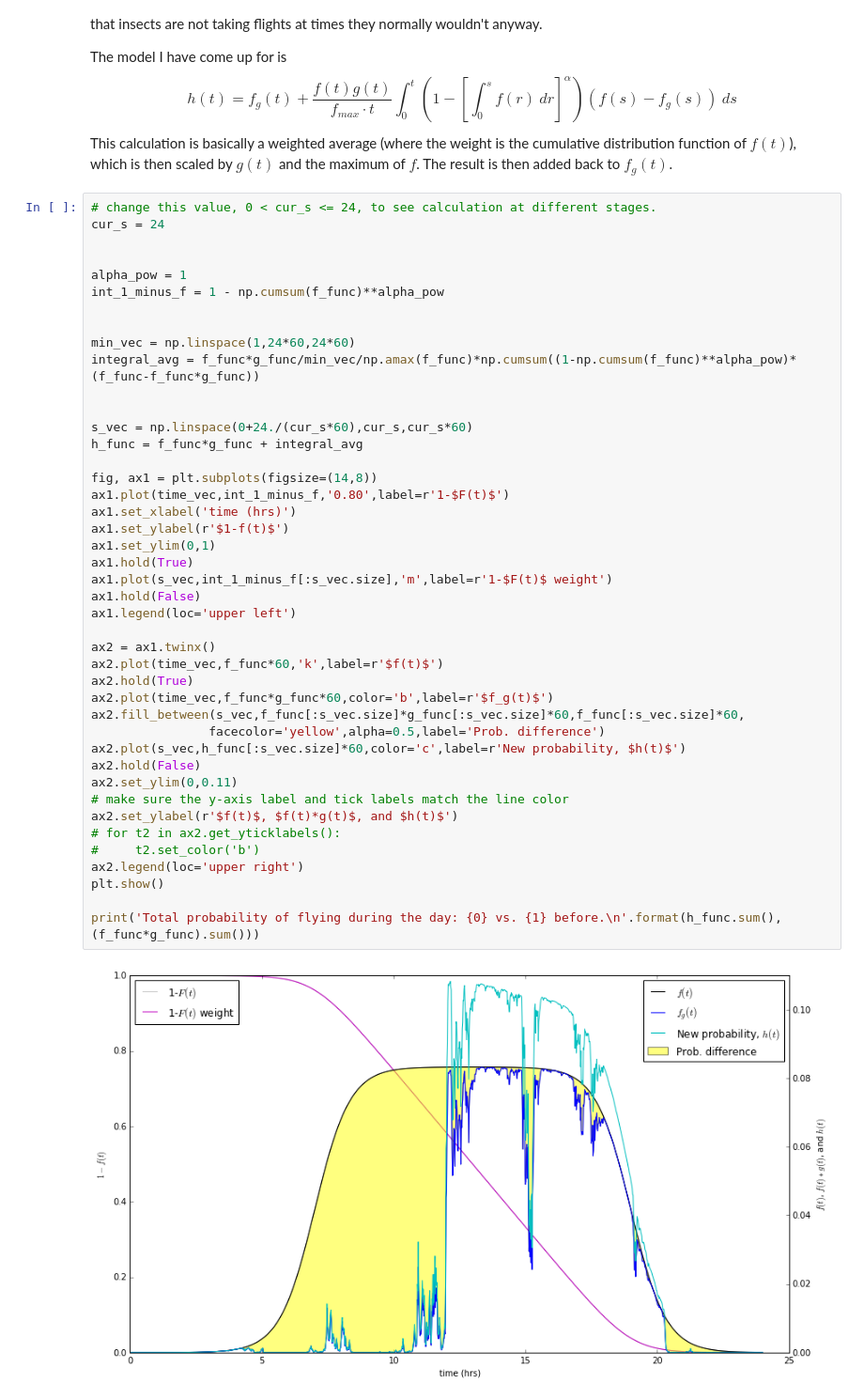
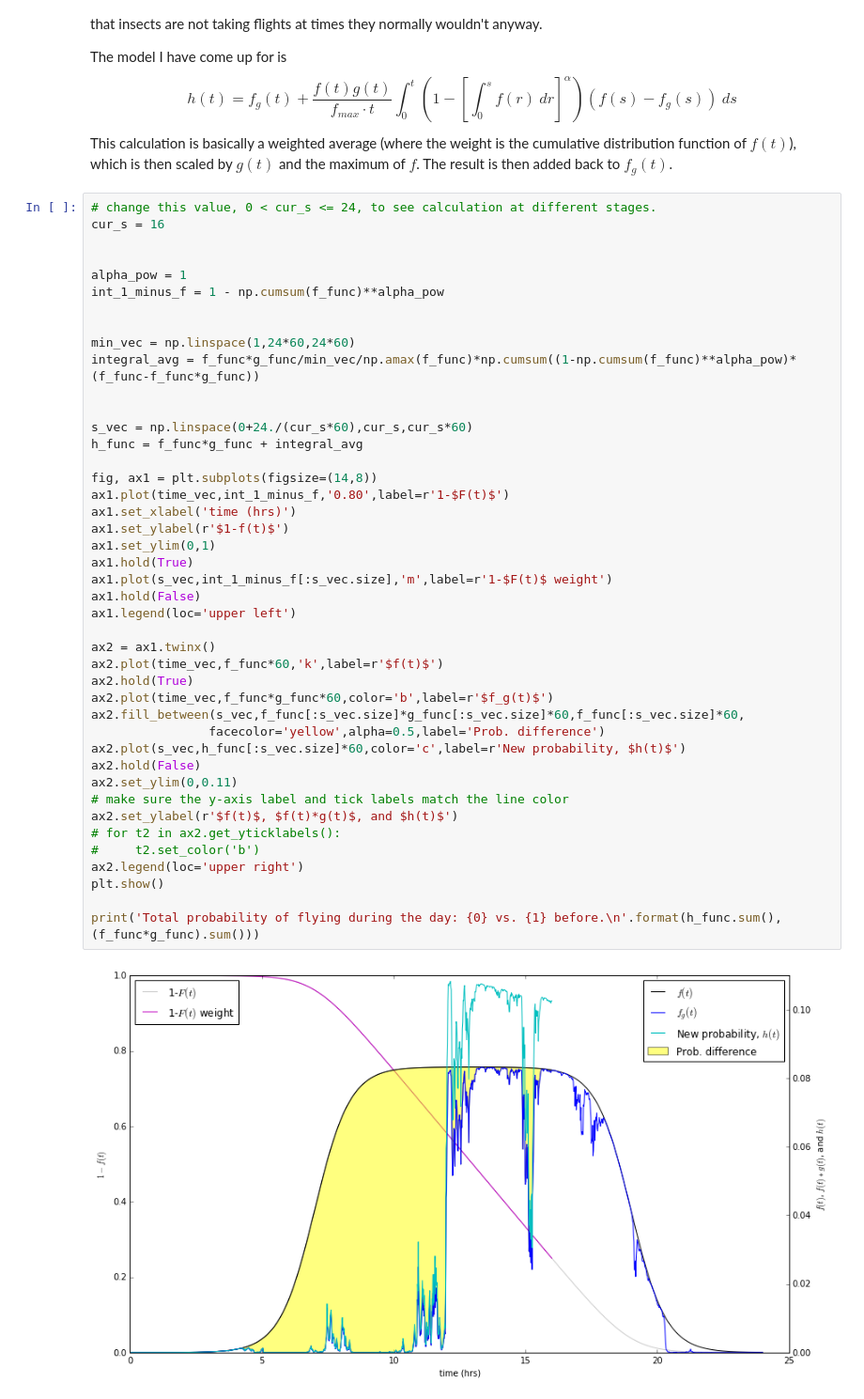
Before and after one commit to mountaindust/Parasitoids, a Jupyter notebook: analytic/docs/Flight_probability_functions.ipynb, the cells around one changed output. Shown at 94% size. Drawn from its saved outputs; the diff is of its cells as text.

```diff
--- a/analytic/docs/Flight_probability_functions.ipynb
+++ b/analytic/docs/Flight_probability_functions.ipynb
@@ -122,7 +122,7 @@ $$h(t) = f_g(t) + \frac{f(t)g(t)}{f_{max}\cdot t}\int_0^t (1-[\int_0^sf(r)\ dr]^
 This calculation is basically a weighted average (where the weight is the cumulative distribution function of $f(t)$), which is then scaled by $g(t)$ and the maximum of $f$. The result is then added back to $f_g(t)$.
 # %%
 # change this value, 0 < cur_s <= 24, to see calculation at different stages.
-cur_s = 24
+cur_s = 16
 
 
 alpha_pow = 1
@@ -137,32 +137,32 @@ s_vec = np.linspace(0+24./(cur_s*60),cur_s,cur_s*60)
 h_func = f_func*g_func + integral_avg
 
 fig, ax1 = plt.subplots(figsize=(14,8))
 ax1.plot(time_vec,int_1_minus_f,'0.80',label=r'1-$F(t)$')
 ax1.set_xlabel('time (hrs)')
 ax1.set_ylabel(r'$1-f(t)$')
 ax1.set_ylim(0,1)
 ax1.hold(True)
 ax1.plot(s_vec,int_1_minus_f[:s_vec.size],'m',label=r'1-$F(t)$ weight')
 ax1.hold(False)
 ax1.legend(loc='upper left')
 
 ax2 = ax1.twinx()
 ax2.plot(time_vec,f_func*60,'k',label=r'$f(t)$')
 ax2.hold(True)
 ax2.plot(time_vec,f_func*g_func*60,color='b',label=r'$f_g(t)$')
 ax2.fill_between(s_vec,f_func[:s_vec.size]*g_func[:s_vec.size]*60,f_func[:s_vec.size]*60,
                 facecolor='yellow',alpha=0.5,label='Prob. difference')
 ax2.plot(s_vec,h_func[:s_vec.size]*60,color='c',label=r'New probability, $h(t)$')
 ax2.hold(False)
 ax2.set_ylim(0,0.11)
 # make sure the y-axis label and tick labels match the line color
 ax2.set_ylabel(r'$f(t)$, $f(t)*g(t)$, and $h(t)$')
 # for t2 in ax2.get_yticklabels():
 #     t2.set_color('b')
 ax2.legend(loc='upper right')
 plt.show()
 
 print('Total probability of flying during the day: {0} vs. {1} before.\n'.format(h_func.sum(),(f_func*g_func).sum()))
 # %% [output]
-[figure, old version]
+[figure, new version]
 Total probability of flying during the day: 0.6952082556187194 vs. 0.5536600804506806 before.
```
Also changed, not shown: 2 other files.
